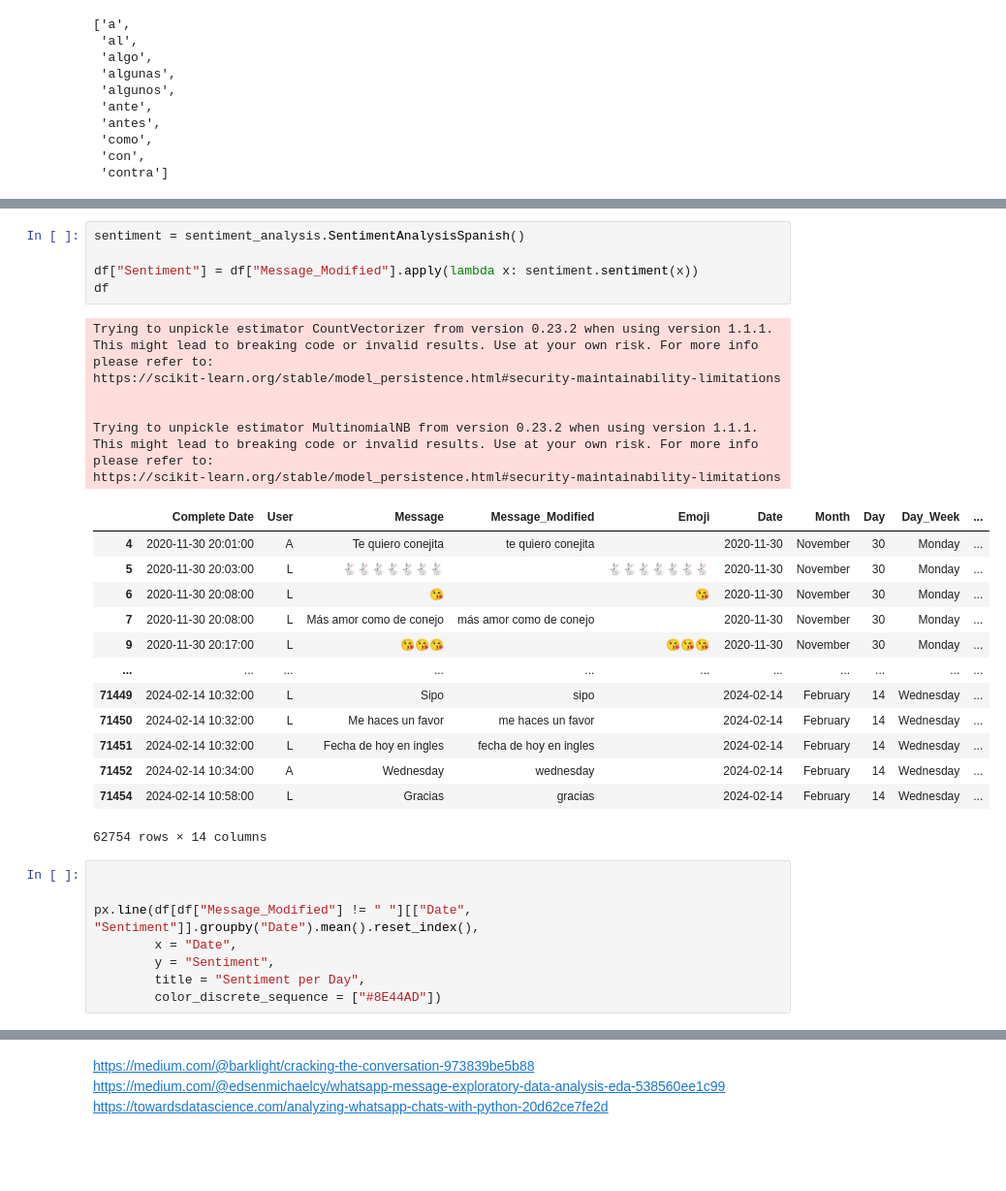
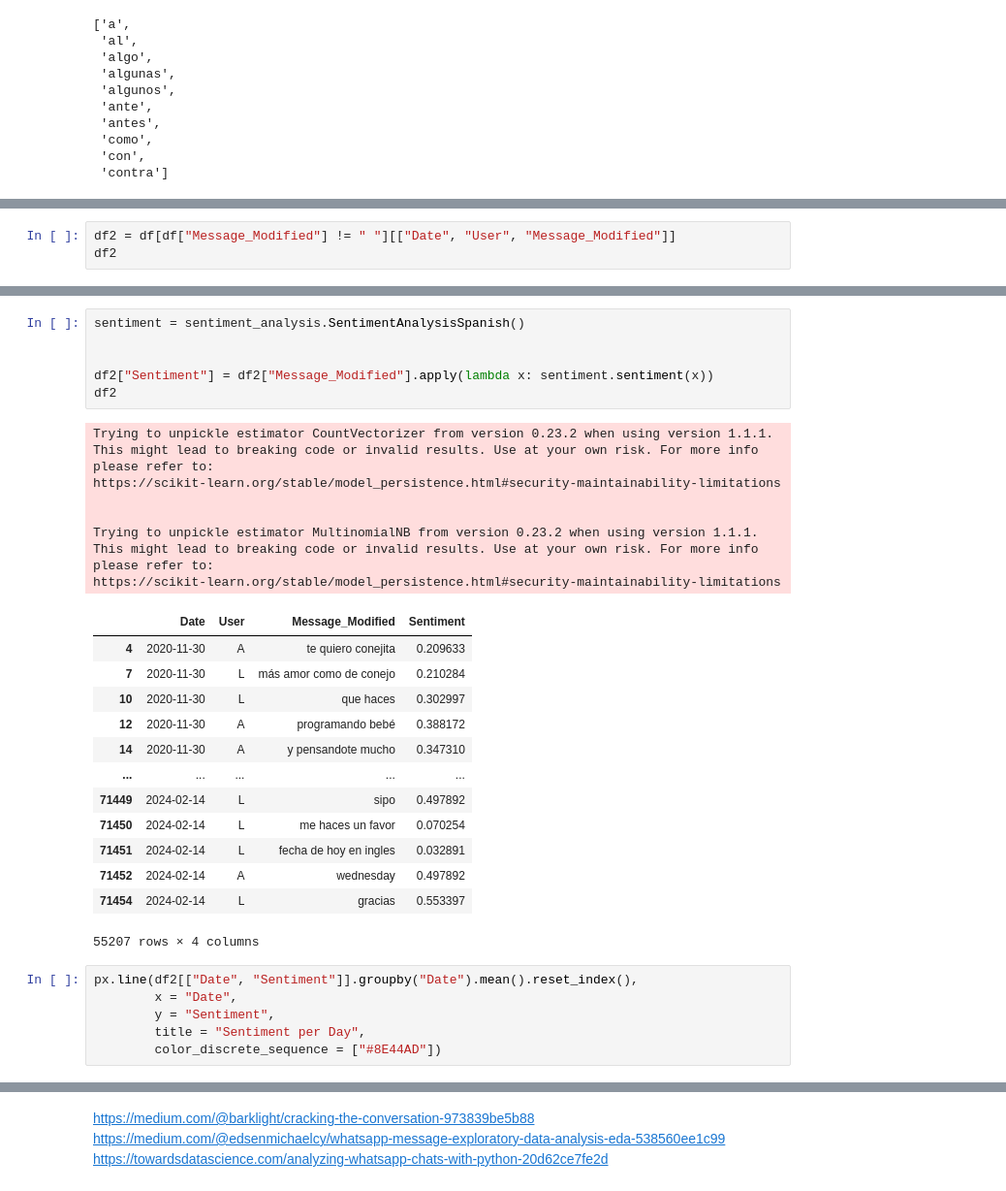
Before and after one commit to alejo1630/whatsapp_chat_analysis, a Jupyter notebook: Whatsapp_Analysis.ipynb, the cells around one changed output, grey strips where cells are left out. Shown at 97% size. Saved outputs shown, nothing was run; the diff lists cells and outputs as text; blank space fills up the shorter version.

Commit message:
Sentiment with translation

```diff
--- a/Whatsapp_Analysis.ipynb
+++ b/Whatsapp_Analysis.ipynb
@@ -538,0 +544,3 @@ Image("L+sw.png")
+# %%
+df2 = df[df["Message_Modified"] != " "][["Date", "User", "Message_Modified"]]
+df2
@@ -539,32 +561,31 @@ Image("L+sw.png")
 # %%
 sentiment = sentiment_analysis.SentimentAnalysisSpanish()
 
-df["Sentiment"] = df["Message_Modified"].apply(lambda x: sentiment.sentiment(x))
-df
+
+df2["Sentiment"] = df2["Message_Modified"].apply(lambda x: sentiment.sentiment(x))
+df2
 # %% [output]
 Trying to unpickle estimator CountVectorizer from version 0.23.2 when using version 1.1.1. This might lead to breaking code or invalid results. Use at your own risk. For more info please refer to:
 https://scikit-learn.org/stable/model_persistence.html#security-maintainability-limitations
 
 
 Trying to unpickle estimator MultinomialNB from version 0.23.2 when using version 1.1.1. This might lead to breaking code or invalid results. Use at your own risk. For more info please refer to:
 https://scikit-learn.org/stable/model_persistence.html#security-maintainability-limitations
-|  | Complete Date | User | Message | Message_Modified | Emoji | Date | Month | Day | Day_Week | ... |
-| 4 | 2020-11-30 20:01:00 | A | Te quiero conejita | te quiero conejita |  | 2020-11-30 | November | 30 | Monday | ... |
-| 5 | 2020-11-30 20:03:00 | L | 🐇🐇🐇🐇🐇🐇🐇 |  | 🐇🐇🐇🐇🐇🐇🐇 | 2020-11-30 | November | 30 | Monday | ... |
-| 6 | 2020-11-30 20:08:00 | L | 😘 |  | 😘 | 2020-11-30 | November | 30 | Monday | ... |
-| 7 | 2020-11-30 20:08:00 | L | Más amor como de conejo | más amor como de conejo |  | 2020-11-30 | November | 30 | Monday | ... |
-| 9 | 2020-11-30 20:17:00 | L | 😘😘😘 |  | 😘😘😘 | 2020-11-30 | November | 30 | Monday | ... |
-| ... | ... | ... | ... | ... | ... | ... | ... | ... | ... | ... |
-| 71449 | 2024-02-14 10:32:00 | L | Sipo | sipo |  | 2024-02-14 | February | 14 | Wednesday | ... |
-| 71450 | 2024-02-14 10:32:00 | L | Me haces un favor | me haces un favor |  | 2024-02-14 | February | 14 | Wednesday | ... |
-| 71451 | 2024-02-14 10:32:00 | L | Fecha de hoy en ingles | fecha de hoy en ingles |  | 2024-02-14 | February | 14 | Wednesday | ... |
-| 71452 | 2024-02-14 10:34:00 | A | Wednesday | wednesday |  | 2024-02-14 | February | 14 | Wednesday | ... |
-| 71454 | 2024-02-14 10:58:00 | L | Gracias | gracias |  | 2024-02-14 | February | 14 | Wednesday | ... |
+|  | Date | User | Message_Modified | Sentiment |
+| 4 | 2020-11-30 | A | te quiero conejita | 0.209633 |
+| 7 | 2020-11-30 | L | más amor como de conejo | 0.210284 |
+| 10 | 2020-11-30 | L | que haces | 0.302997 |
+| 12 | 2020-11-30 | A | programando bebé | 0.388172 |
+| 14 | 2020-11-30 | A | y pensandote mucho | 0.347310 |
+| ... | ... | ... | ... | ... |
+| 71449 | 2024-02-14 | L | sipo | 0.497892 |
+| 71450 | 2024-02-14 | L | me haces un favor | 0.070254 |
+| 71451 | 2024-02-14 | L | fecha de hoy en ingles | 0.032891 |
+| 71452 | 2024-02-14 | A | wednesday | 0.497892 |
+| 71454 | 2024-02-14 | L | gracias | 0.553397 |
-62754 rows × 14 columns
+55207 rows × 4 columns
 # %%
-
-
-px.line(df[df["Message_Modified"] != " "][["Date", "Sentiment"]].groupby("Date").mean().reset_index(),
+px.line(df2[["Date", "Sentiment"]].groupby("Date").mean().reset_index(),
         x = "Date",
         y = "Sentiment",
         title = "Sentiment per Day",
```
Also changed, not shown: parts of 21 cells of this notebook.
